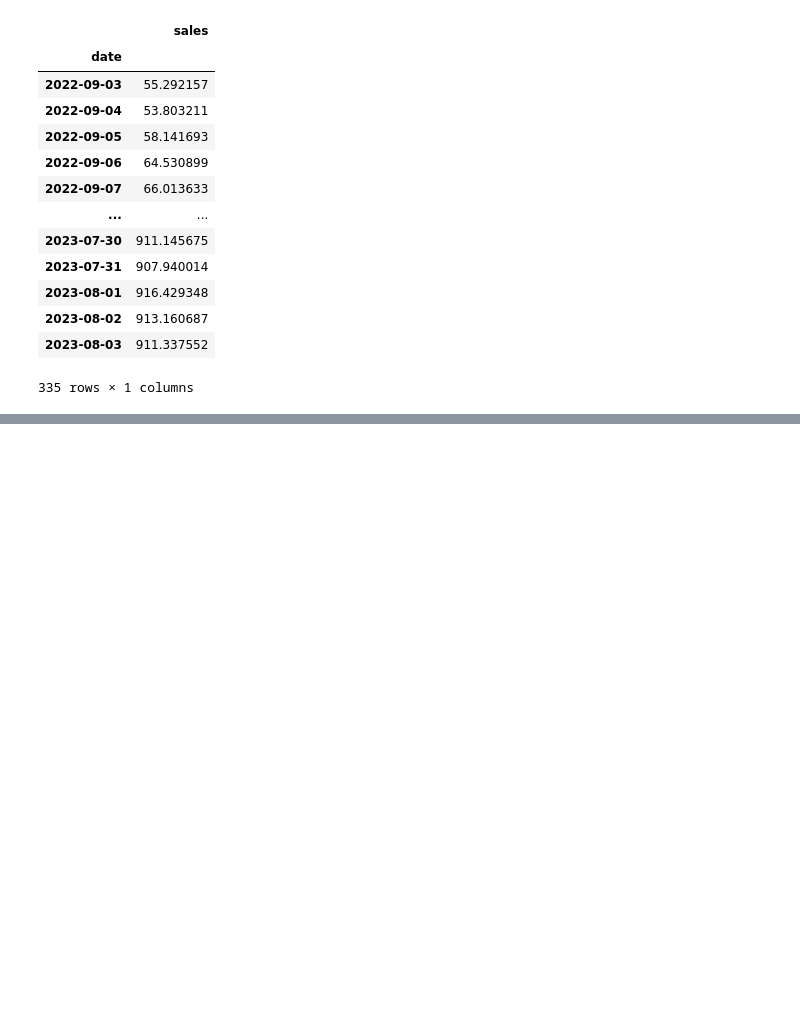
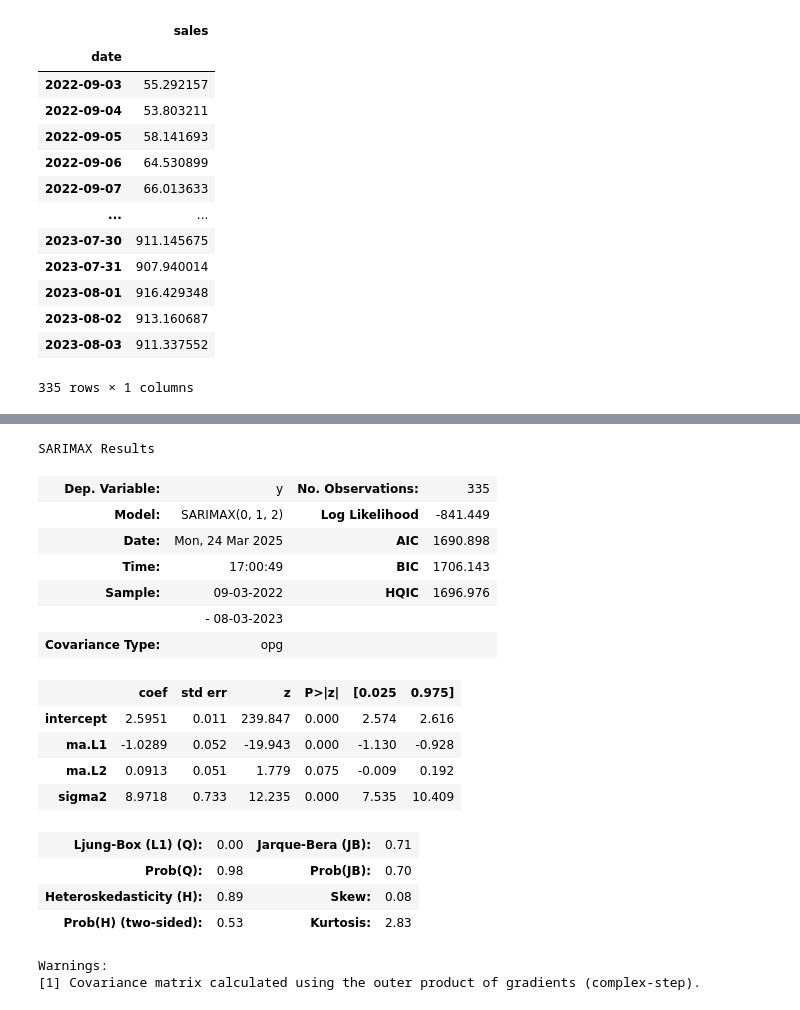
Before and after one commit to ASGAMO-DS/Series-temporales-prediccion-ventas, a Jupyter notebook: src/explore.ipynb, the cells around one changed output, grey strips where cells are left out. Drawn from its saved outputs; the diff is of its cells as text; code cells hidden in the pictures; blank space fills up the shorter version.

```diff
--- a/src/explore.ipynb
+++ b/src/explore.ipynb
@@ -214,0 +239,22 @@ test.info()
+# %%
+model.summary()
+# %% [output]
+SARIMAX Results
+| Dep. Variable: | y | No. Observations: | 335 |
+| Model: | SARIMAX(0, 1, 2) | Log Likelihood | -841.449 |
+| Date: | Mon, 24 Mar 2025 | AIC | 1690.898 |
+| Time: | 17:00:49 | BIC | 1706.143 |
+| Sample: | 09-03-2022 | HQIC | 1696.976 |
+|  | - 08-03-2023 |  |  |
+| Covariance Type: | opg |  |  |
+|  | coef | std err | z | P>|z| | [0.025 | 0.975] |
+| intercept | 2.5951 | 0.011 | 239.847 | 0.000 | 2.574 | 2.616 |
+| ma.L1 | -1.0289 | 0.052 | -19.943 | 0.000 | -1.130 | -0.928 |
+| ma.L2 | 0.0913 | 0.051 | 1.779 | 0.075 | -0.009 | 0.192 |
+| sigma2 | 8.9718 | 0.733 | 12.235 | 0.000 | 7.535 | 10.409 |
+| Ljung-Box (L1) (Q): | 0.00 | Jarque-Bera (JB): | 0.71 |
+| Prob(Q): | 0.98 | Prob(JB): | 0.70 |
+| Heteroskedasticity (H): | 0.89 | Skew: | 0.08 |
+| Prob(H) (two-sided): | 0.53 | Kurtosis: | 2.83 |
+Warnings:
+[1] Covariance matrix calculated using the outer product of gradients (complex-step).
```
Also changed, not shown: parts of 6 cells of this notebook.
